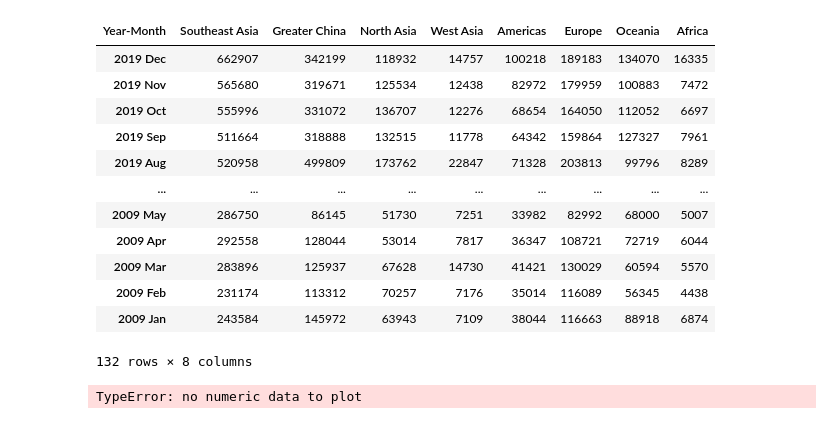
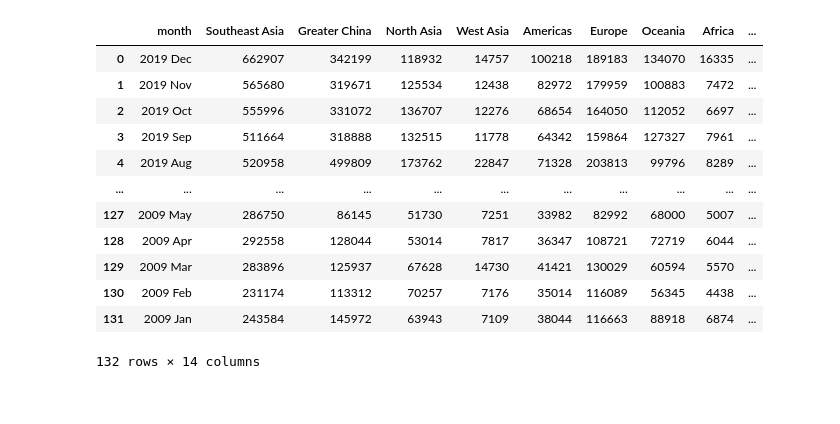
Before and after one commit to altheaxcvii/GA-Labs, a Jupyter notebook: Project 1/code/proj1code.ipynb, the cells around one changed output. Saved outputs shown, nothing was run; the diff lists cells and outputs as text; code cells hidden in the pictures.

```diff
--- a/Project 1/code/proj1code.ipynb
+++ b/Project 1/code/proj1code.ipynb
@@ -19,7 +19,10 @@ profile_10 = profile.loc[:, '2019 Dec':'2009 Jan']
 profile_10 = pd.concat([profile.iloc[:,0], profile_10], axis=1)
 #To look at general trends by regions (a group of countries)
 profile_by_region = profile_10.iloc[[1, 10, 15, 25, 32, 36, 52, 56], :]
-profile_by_region = profile_by_region.rename({'Data Series':'Year-Month'}, axis = 1)
+profile_by_region = profile_by_region.rename({'Data Series':'Index'}, axis = 1)
 profile_by_region = profile_by_region.T
 profile_by_region.columns = profile_by_region.iloc[0]
 profile_by_region = profile_by_region[1:]
+profile_by_region = profile_by_region.reset_index()
+profile_by_region = profile_by_region.rename({'index':'month'}, axis = 1)
+profile_by_region.columns = profile_by_region.columns.str.strip()
@@ -63,20 +33,0 @@ convert_date(highest_daily_rainfall, 'month')
-# %%
-profile_by_region
-# %% [output]
-| Year-Month | Southeast Asia | Greater China | North Asia | West Asia | Americas | Europe | Oceania | Africa |
-| 2019 Dec | 662907 | 342199 | 118932 | 14757 | 100218 | 189183 | 134070 | 16335 |
-| 2019 Nov | 565680 | 319671 | 125534 | 12438 | 82972 | 179959 | 100883 | 7472 |
-| 2019 Oct | 555996 | 331072 | 136707 | 12276 | 68654 | 164050 | 112052 | 6697 |
-| 2019 Sep | 511664 | 318888 | 132515 | 11778 | 64342 | 159864 | 127327 | 7961 |
-| 2019 Aug | 520958 | 499809 | 173762 | 22847 | 71328 | 203813 | 99796 | 8289 |
-| ... | ... | ... | ... | ... | ... | ... | ... | ... |
-| 2009 May | 286750 | 86145 | 51730 | 7251 | 33982 | 82992 | 68000 | 5007 |
-| 2009 Apr | 292558 | 128044 | 53014 | 7817 | 36347 | 108721 | 72719 | 6044 |
-| 2009 Mar | 283896 | 125937 | 67628 | 14730 | 41421 | 130029 | 60594 | 5570 |
-| 2009 Feb | 231174 | 113312 | 70257 | 7176 | 35014 | 116089 | 56345 | 4438 |
-| 2009 Jan | 243584 | 145972 | 63943 | 7109 | 38044 | 116663 | 88918 | 6874 |
-132 rows × 8 columns
-# %%
-profile_by_region.plot()
-# %% [output]
-TypeError: no numeric data to plot
@@ -82,0 +36,19 @@ TypeError: no numeric data to plot
+# %%
+for dataset in datasets:
+    dataset = convert_date(dataset, 'month')
+    profile_by_region = profile_by_region.merge(dataset, on = 'month')
+profile_by_region
+# %% [output]
+|  | month | Southeast Asia | Greater China | North Asia | West Asia | Americas | Europe | Oceania | Africa | ... |
+| 0 | 2019 Dec | 662907 | 342199 | 118932 | 14757 | 100218 | 189183 | 134070 | 16335 | ... |
+| 1 | 2019 Nov | 565680 | 319671 | 125534 | 12438 | 82972 | 179959 | 100883 | 7472 | ... |
+| 2 | 2019 Oct | 555996 | 331072 | 136707 | 12276 | 68654 | 164050 | 112052 | 6697 | ... |
+| 3 | 2019 Sep | 511664 | 318888 | 132515 | 11778 | 64342 | 159864 | 127327 | 7961 | ... |
+| 4 | 2019 Aug | 520958 | 499809 | 173762 | 22847 | 71328 | 203813 | 99796 | 8289 | ... |
+| ... | ... | ... | ... | ... | ... | ... | ... | ... | ... | ... |
+| 127 | 2009 May | 286750 | 86145 | 51730 | 7251 | 33982 | 82992 | 68000 | 5007 | ... |
+| 128 | 2009 Apr | 292558 | 128044 | 53014 | 7817 | 36347 | 108721 | 72719 | 6044 | ... |
+| 129 | 2009 Mar | 283896 | 125937 | 67628 | 14730 | 41421 | 130029 | 60594 | 5570 | ... |
+| 130 | 2009 Feb | 231174 | 113312 | 70257 | 7176 | 35014 | 116089 | 56345 | 4438 | ... |
+| 131 | 2009 Jan | 243584 | 145972 | 63943 | 7109 | 38044 | 116663 | 88918 | 6874 | ... |
+132 rows × 14 columns
```
Also changed, not shown: parts of 10 cells of this notebook.
